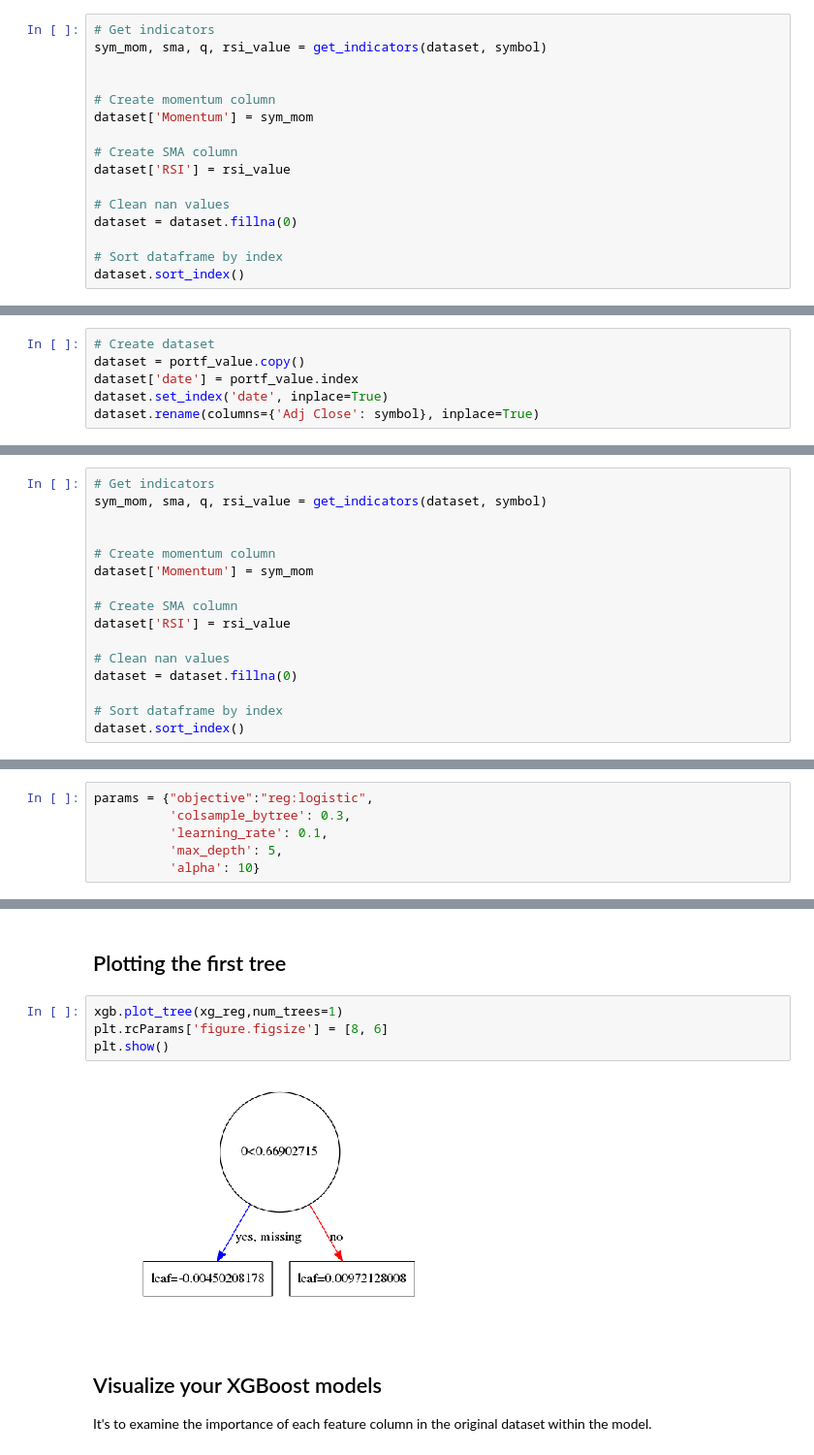
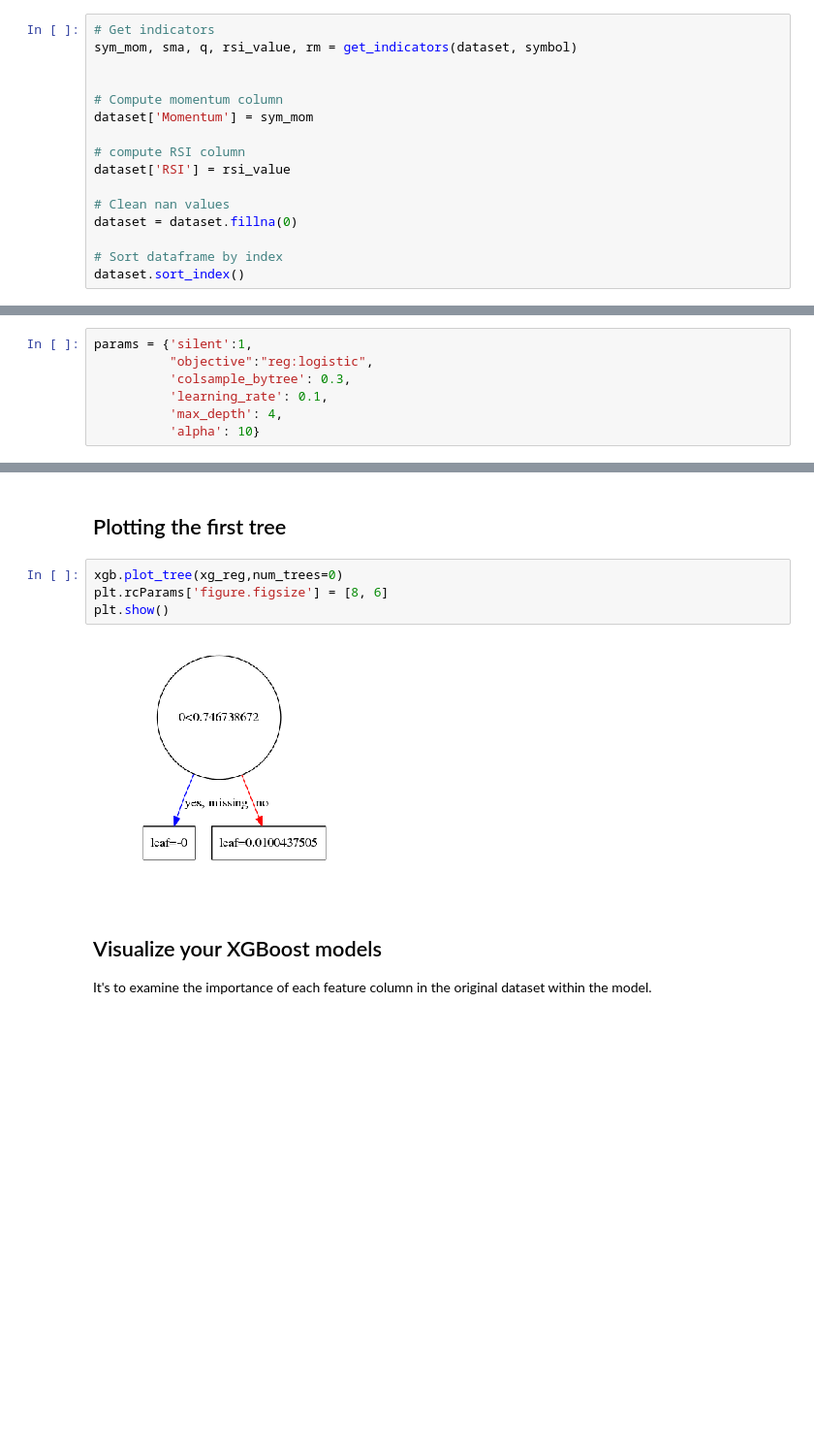
Before and after one commit to kairosart/factors, a Jupyter notebook: XGBoost.ipynb, the cells around one changed output, grey strips where cells are left out. Shown at 97% size. Drawn from its saved outputs; the diff is of its cells as text; blank space fills up the shorter version.

```diff
--- a/XGBoost.ipynb
+++ b/XGBoost.ipynb
@@ -51,12 +53,12 @@ dataset.rename(columns={'Adj Close': symbol}, inplace=True)
 # %%
 # Get indicators
-sym_mom, sma, q, rsi_value = get_indicators(dataset, symbol)
+sym_mom, sma, q, rsi_value, rm = get_indicators(dataset, symbol)
 
 
-# Create momentum column
+# Compute momentum column
 dataset['Momentum'] = sym_mom
 
-# Create SMA column
+# compute RSI column
 dataset['RSI'] = rsi_value
 
 # Clean nan values
@@ -104,6 +105,0 @@ Length: 241, dtype: float64
-# %%
-# Create dataset
-dataset = portf_value.copy()
-dataset['date'] = portf_value.index
-dataset.set_index('date', inplace=True)
-dataset.rename(columns={'Adj Close': symbol}, inplace=True)
@@ -112,16 +105,0 @@ dataset.rename(columns={'Adj Close': symbol}, inplace=True)
-# %%
-# Get indicators
-sym_mom, sma, q, rsi_value = get_indicators(dataset, symbol)
-
-
-# Create momentum column
-dataset['Momentum'] = sym_mom
-
-# Create SMA column
-dataset['RSI'] = rsi_value
-
-# Clean nan values
-dataset = dataset.fillna(0)
-
-# Sort dataframe by index
-dataset.sort_index()
@@ -223,10 +184,11 @@ print(data_dmatrix.get_label())
 
 We will create a hyper-parameter dictionary params which holds all the hyper-parameters and their values as key-value pairs but will exclude the n_estimators from the hyper-parameter dictionary because you will use num_boost_rounds instead.
 # %%
-params = {"objective":"reg:logistic",
+params = {'silent':1,
+          "objective":"reg:logistic",
           'colsample_bytree': 0.3,
           'learning_rate': 0.1,
-          'max_depth': 5,
+          'max_depth': 4,
           'alpha': 10}
 # %% [markdown]
 We will use these parameters to build a 3-fold cross validation model by invoking XGBoost's cv() method and store the results in a cv_results DataFrame. Note that here you are using the Dmatrix object you created before.
@@ -297,11 +249,11 @@ xg_reg = xgb.train(params=params, dtrain=data_dmatrix, num_boost_round=10)
 # %% [markdown]
 ## Plotting the first tree
 # %%
-xgb.plot_tree(xg_reg,num_trees=1)
+xgb.plot_tree(xg_reg,num_trees=0)
 plt.rcParams['figure.figsize'] = [8, 6]
 plt.show()
 # %% [output]
-[figure, old version]
+[figure, new version]
 # %% [markdown]
 ## Visualize your XGBoost models
 
```
Also changed, not shown: parts of 21 cells of this notebook, 1 other file.
